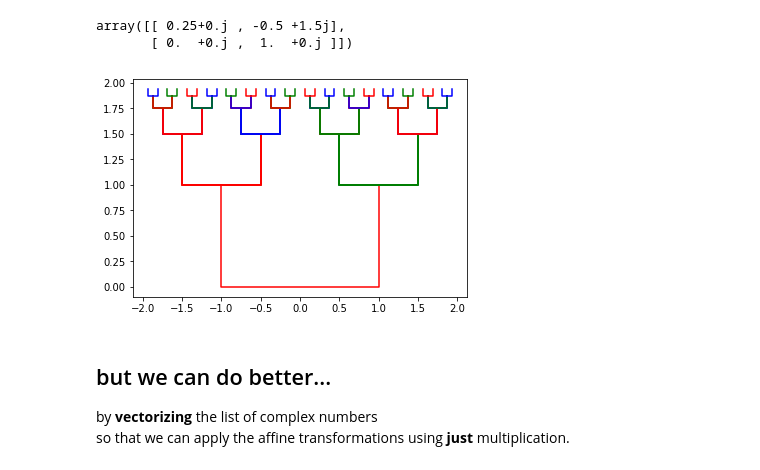
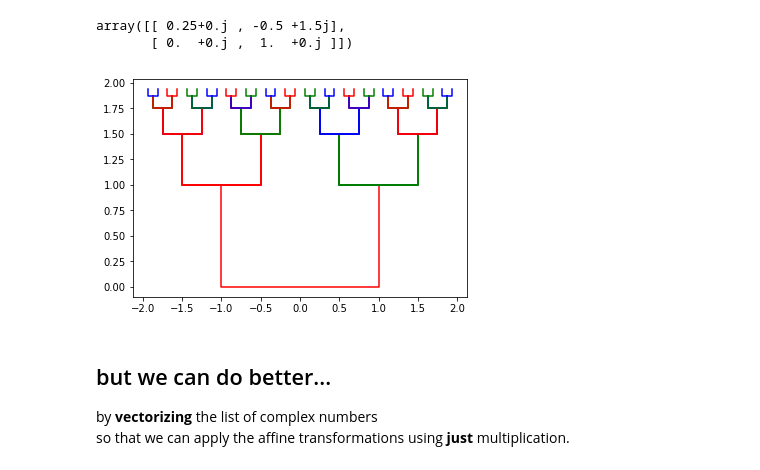
Before and after one commit to macbuse/macbuse.github.io, a Jupyter notebook: PROG/matplotlib_episode_two.ipynb, the cells around one changed output. Cells and saved outputs as stored; diff of their text form; code cells hidden in the pictures.

```diff
--- a/PROG/matplotlib_episode_two.ipynb
+++ b/PROG/matplotlib_episode_two.ipynb
@@ -858,18 +870,18 @@ array([[ 0.25+0.j , -0.5 +1.5j],
 # %%
 trans = [np.identity(2)]
 depth = 4
 for k in range(depth):
     # store transformations not points
-    trans.extend( [np.dot(G,M)
+    trans.extend( [np.dot(M,G)
                         for M in trans
                         for G in [L,R]])
 cols = 'rgb'
 shape = branch
 for k, f in enumerate(trans):
     scale, cx = f[0]
     plt_cplx(scale*shape + cx, sty=cols[k%3])
 # %% [output]
-[figure, old version]
+[figure, new version]
 # %% [markdown]
 ## but we can do better...
 
```
Also changed, not shown: parts of 6 cells of this notebook.
